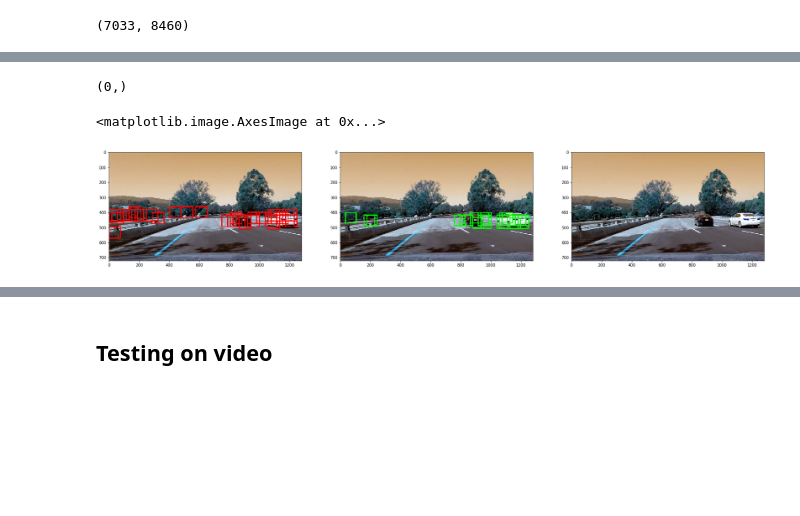
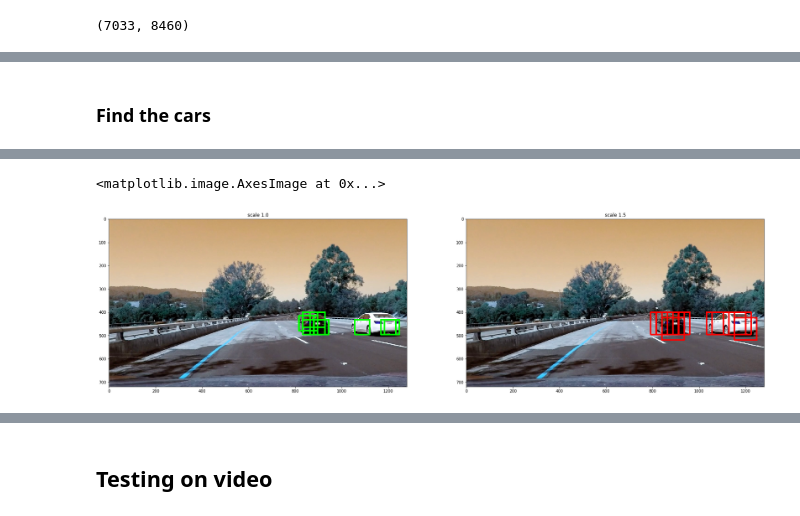
Before and after one commit to matheuslrsouza/CarND-Vehicle-Detection, a Jupyter notebook: P5.ipynb, the cells around one changed output, grey strips where cells are left out. Cells and saved outputs as stored; diff of their text form; code cells hidden in the pictures; blank space fills up the shorter version.

```diff
--- a/P5.ipynb
+++ b/P5.ipynb
@@ -406,3 +266,5 @@ qtd large 18
+# %% [markdown]
+### Find the cars
 # %%
 # Define a single function that can extract features using hog sub-sampling and make predictions
 def find_cars(img, ystart, ystop, scale, svc, X_scaler, orient, pix_per_cell,
@@ -411,7 +273,7 @@ def find_cars(img, ystart, ystop, scale, svc, X_scaler, orient, pix_per_cell,
     draw_img = None
     if debug is not None:
         draw_img = np.copy(img)
-    img = img.astype(np.float32)/255
+    #img = img.astype(np.float32)/255
 
     img_tosearch = img[ystart:ystop,:,:]
     ctrans_tosearch = convert_color(img_tosearch, conv='YCrCb')
@@ -488,14 +350,14 @@ def find_cars(img, ystart, ystop, scale, svc, X_scaler, orient, pix_per_cell,
                 cv2.rectangle(draw_img,(xbox_left, ytop_draw+ystart),(xbox_left+win_draw,ytop_draw+win_draw+ystart),window_color,6)
             elif debug == 2 and test_prediction == 1: #draws the predictions
                 cv2.rectangle(draw_img,(xbox_left, ytop_draw+ystart),(xbox_left+win_draw,ytop_draw+win_draw+ystart),window_color,6)
-            else: # just adds the window on bbox_list to return
-                if test_prediction == 1:
-                    xbox_left = np.int(xleft*scale)
-                    ytop_draw = np.int(ytop*scale)
-                    win_draw = np.int(window*scale)
 
-                    points = [(xbox_left, ytop_draw+ystart), (xbox_left+win_draw,ytop_draw+win_draw+ystart)]
-                    bbox_list.append(points)
+            if test_prediction == 1:
+                xbox_left = np.int(xleft*scale)
+                ytop_draw = np.int(ytop*scale)
+                win_draw = np.int(window*scale)
+
+                points = [(xbox_left, ytop_draw+ystart), (xbox_left+win_draw,ytop_draw+win_draw+ystart)]
+                bbox_list.append(points)
 
 
 
@@ -509,49 +371,56 @@ pix_per_cell = 8 # HOG pixels per cell
 cell_per_block = 2 # HOG cells per block
 spatial_size = (32, 32) # Spatial binning dimensions
 hist_bins = 32    # Number of histogram bins
+
+# None 1, or 2
+# None: don't draw in image, just return the bbox
+# 1: draw the search area and scale
+# 2: draw box where the prediction is one
 debug = 2
 
-ystart = 360
-ystop = 630
+ystart = 400
+ystop = 592
 
-scale = 1.2
-out1, bbox1 = find_cars(draw_image, ystart, ystop, scale, svc,
-                    X_scaler, orient, pix_per_cell, cell_per_block, spatial_size, hist_bins, (255,0,0), debug=debug)
+scale = 1.0
+out1, bbox1 = find_cars(image, ystart, ystop, scale, svc,
+                    X_scaler, orient, pix_per_cell, cell_per_block, spatial_size, hist_bins, (0,255,0),
+                        debug=debug)
+
+ystart = 400
+ystop = 656
 
 
-ystart = 400
-ystop = 550
+scale = 1.5
+out2, bbox2 = find_cars(image, ystart, ystop, scale, svc,
+                    X_scaler, orient, pix_per_cell, cell_per_block, spatial_size, hist_bins, (255,0,0),
+                        debug=debug)
 
-scale = 1.1
-out2, bbox2 = find_cars(draw_image, ystart, ystop, scale, svc,
-                    X_scaler, orient, pix_per_cell, cell_per_block, spatial_size, hist_bins, (0,255,0), debug=debug)
-
-ystart = 500
-ystop = 700
+'''
+ystart = 360
+ystop = 600
 
 scale = 2.0
-out3, bbox3 = find_cars(draw_image, ystart, ystop, scale, svc,
-                    X_scaler, orient, pix_per_cell, cell_per_block, spatial_size, hist_bins, (0,0,255), debug=debug)
+out2, bbox2 = find_cars(image, ystart, ystop, scale, svc,
+                    X_scaler, orient, pix_per_cell, cell_per_block, spatial_size, hist_bins, (0,255,0),
+                       debug=debug)
+'''
 
-#print(bbox1, bbox2, bbox3)
 bbox_list = []
 
-'''
+
 for bbox in bbox1:
     bbox_list.append(bbox)
-'''
 
 for bbox in bbox2:
     bbox_list.append(bbox)
 
-for bbox in bbox3:
-    bbox_list.append(bbox)
-
 print(np.array(bbox_list).shape)
 
-f, (ax1, ax2, ax3) = plt.subplots(1, 3, figsize=(30, 10))
+f, (ax1, ax2) = plt.subplots(1, 2, figsize=(30, 10))
 
+ax1.set_title("scale 1.0")
 ax1.imshow(out1)
+
+ax2.set_title("scale 1.5")
 ax2.imshow(out2)
-ax3.imshow(out3)
 # %% [output]
@@ -560,6 +428,5 @@ ax3.imshow(out3)
-(0,)
+<matplotlib.image.AxesImage at 0x...>
-<matplotlib.image.AxesImage at 0x...>
-[figure, old version]
+[figure, new version]
 # %%
 def add_heat(heatmap, bbox_list):
     # Iterate through list of bboxes
```
Also changed, not shown: parts of 17 cells of this notebook.
